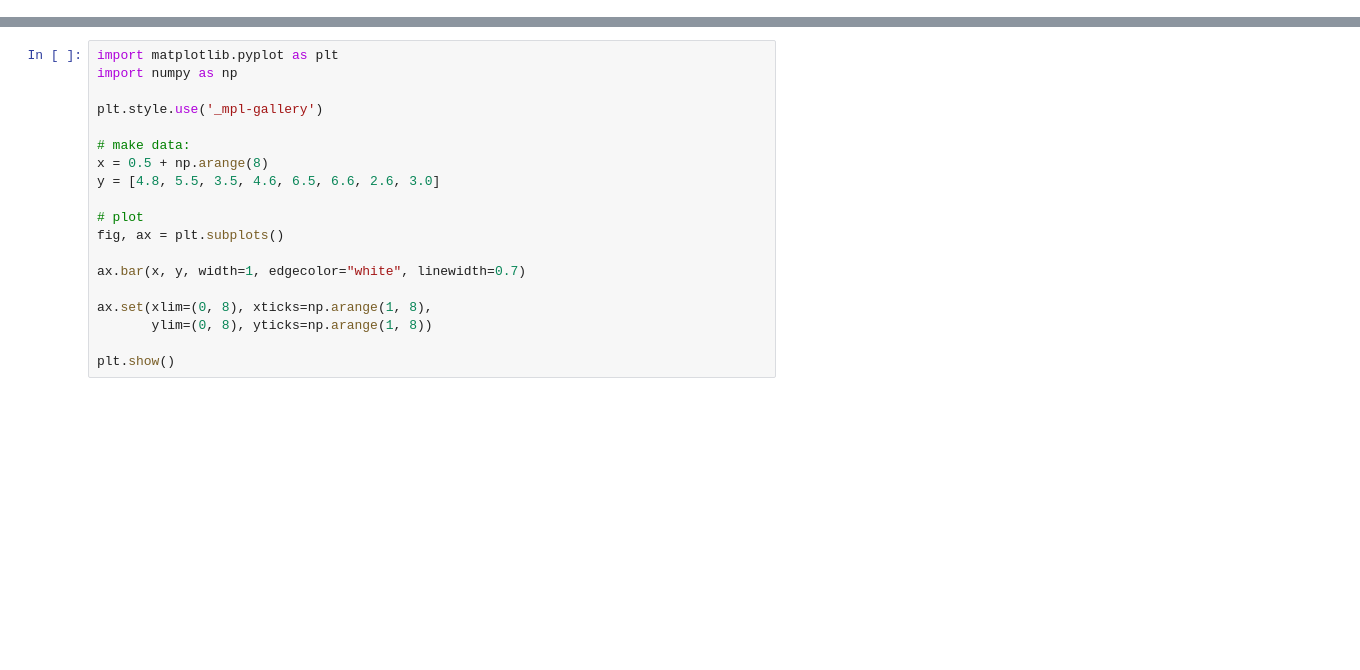
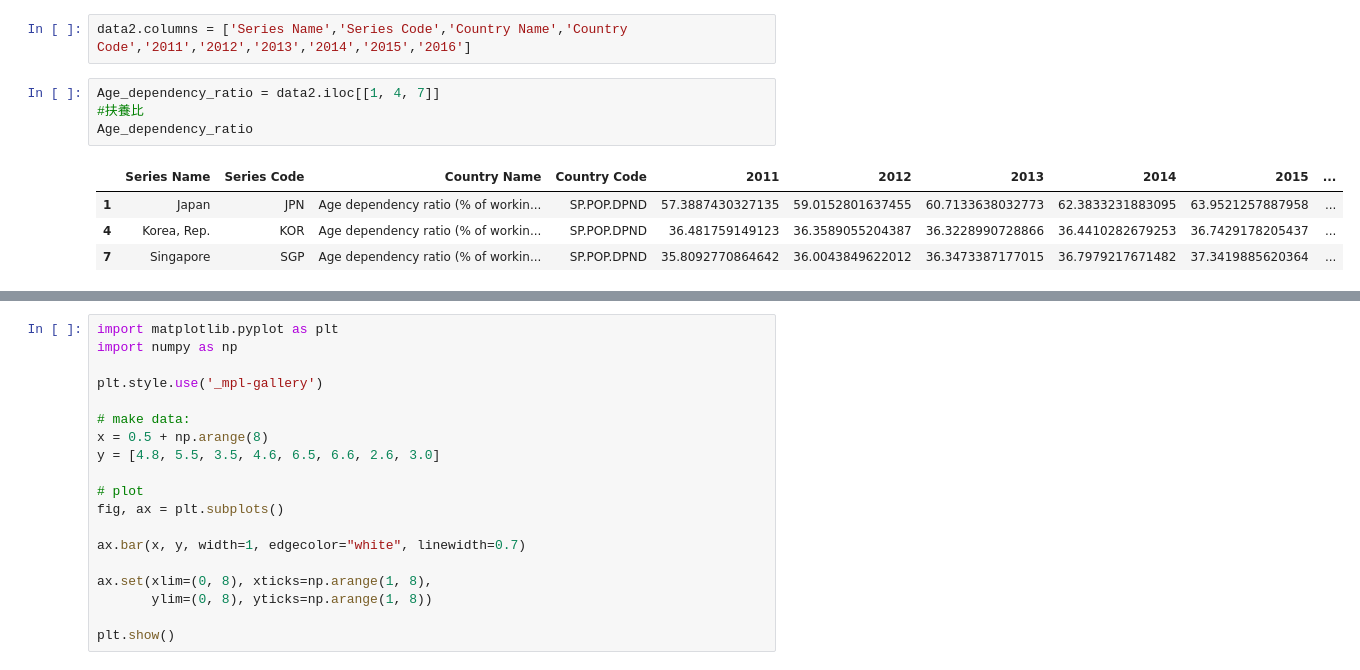
Before and after one commit to Dolly0106/RL, a Jupyter notebook: HW2.ipynb, the cells around one changed output, grey strips where cells are left out. Drawn from its saved outputs; the diff is of its cells as text; blank space fills up the shorter version.

```diff
--- a/HW2.ipynb
+++ b/HW2.ipynb
@@ -130,3 +103,14 @@ data2.head()
 | 2 | Japan | JPN | Consumer price index (2010 = 100) | FP.CPI.TOTL | 99.7323663990331 | 99.680566347233 | 100.0259000259 | 102.788569455236 | 103.600103600104 | 103.47923681257 |
 | 3 | Japan | JPN | Total employment, total (ages 15+) | SL.EMP.TOTL | 62969428 | 62794462 | 63334058 | 63813725 | 64152974 | 64752352 |
 | 4 | Korea, Rep. | KOR | Age dependency ratio (% of workin... | SP.POP.DPND | 36.481759149123 | 36.3589055204387 | 36.3228990728866 | 36.4410282679253 | 36.7429178205437 | 37.1496082598761 |
+# %%
+data2.columns = ['Series Name','Series Code','Country Name','Country Code','2011','2012','2013','2014','2015','2016']
+# %%
+Age_dependency_ratio = data2.iloc[[1, 4, 7]]
+#扶養比
+Age_dependency_ratio
+# %% [output]
+|  | Series Name | Series Code | Country Name | Country Code | 2011 | 2012 | 2013 | 2014 | 2015 | ... |
+| 1 | Japan | JPN | Age dependency ratio (% of workin... | SP.POP.DPND | 57.3887430327135 | 59.0152801637455 | 60.7133638032773 | 62.3833231883095 | 63.9521257887958 | ... |
+| 4 | Korea, Rep. | KOR | Age dependency ratio (% of workin... | SP.POP.DPND | 36.481759149123 | 36.3589055204387 | 36.3228990728866 | 36.4410282679253 | 36.7429178205437 | ... |
+| 7 | Singapore | SGP | Age dependency ratio (% of workin... | SP.POP.DPND | 35.8092770864642 | 36.0043849622012 | 36.3473387177015 | 36.7979217671482 | 37.3419885620364 | ... |
```
Also changed, not shown: parts of 16 cells of this notebook, 3 other files.
